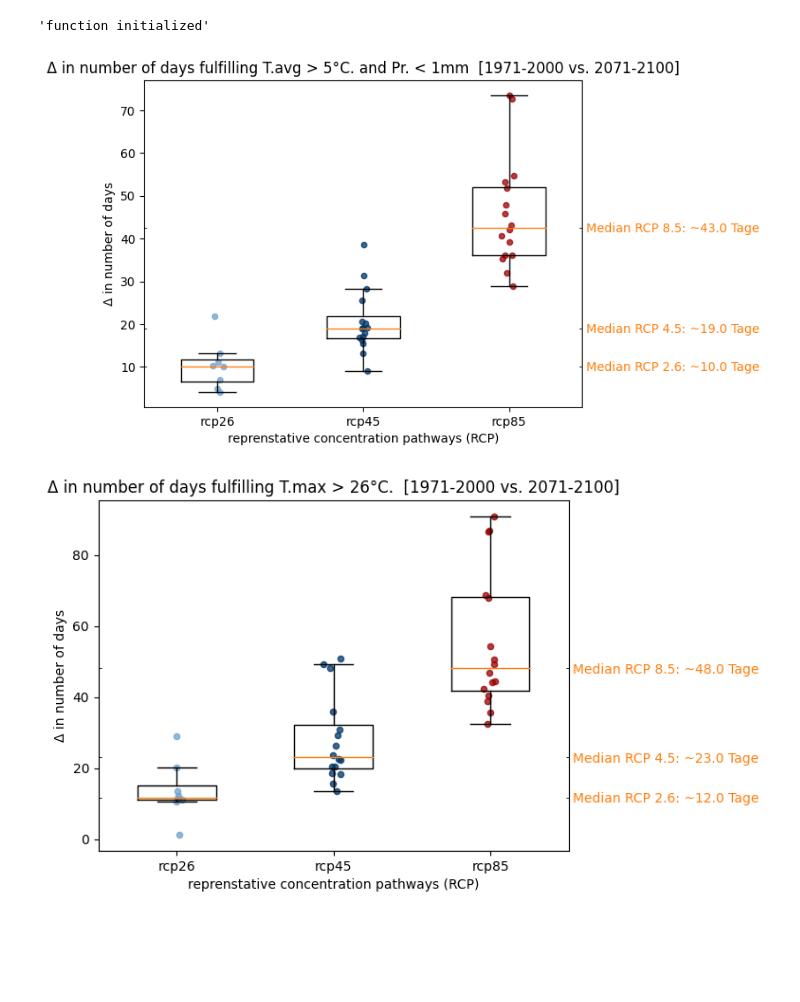
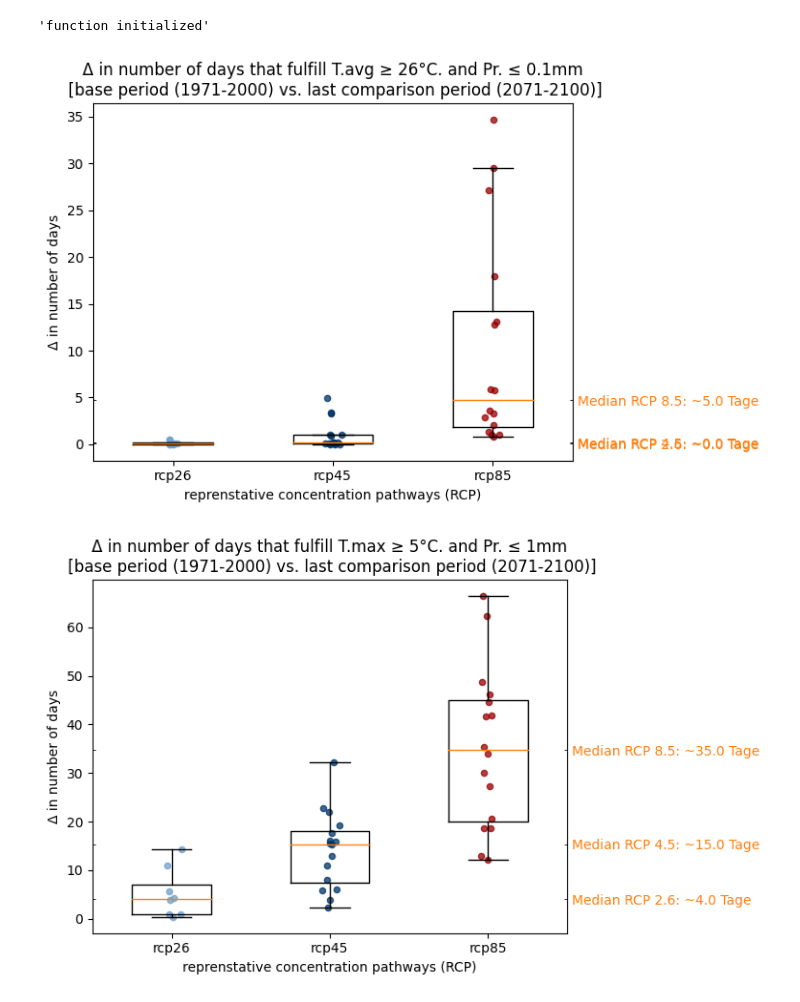
Before and after one commit to laurenzlauffer/Asys2_Klimaprojektionen_Analyse, a Jupyter notebook: Moelltal_Klimaprojektionen_07.02.2023.ipynb, the cells around one changed output. Saved outputs shown, nothing was run; the diff lists cells and outputs as text; code cells hidden in the pictures; blank space fills up the shorter version.

```diff
--- a/Moelltal_Klimaprojektionen_07.02.2023.ipynb
+++ b/Moelltal_Klimaprojektionen_07.02.2023.ipynb
@@ -395,7 +395,7 @@ def filter_values(voi, ind_val, which='both', p2_lower_bound = 2071, p2_upper_bo
             rel_t_var = rel_t_var # relevant temperature variable (whether this var should take into account
                                   # certain pr.-levels)
             indicator_1 = ind_val # C°.
-            indicator_pr = 1 # mm (kg/m^2)  --> fixed value
+            indicator_pr = 0.1 # mm (kg/m^2)  --> fixed value
             indicator_2 = 26
 
         if voi != 0:
@@ -458,7 +458,7 @@ def filter_values(voi, ind_val, which='both', p2_lower_bound = 2071, p2_upper_bo
                             for value in range(len(langes_dict[year][var][rcp][model_index])):
 
                                 if ((langes_dict[year][var][rcp][model_index][value] >= indicator_1) and
-                                    ((langes_dict[year][2][rcp][model_index][value] < indicator_pr))): # --> precipitation condition for rel_t_var
+                                    ((langes_dict[year][2][rcp][model_index][value] <= indicator_pr))): # --> precipitation condition for rel_t_var
                                     period_dict[year][var][rcp][model_index].append(langes_dict[year][var][rcp][model_index][value])
 
                 if (voi != 0) or ((voi == 0) and (var != rel_t_var)):
@@ -491,7 +491,7 @@ def filter_values(voi, ind_val, which='both', p2_lower_bound = 2071, p2_upper_bo
                                 if (((voi == 0) and (var == 2)) or (voi == 3)):
                                     indicator = indicator_pr
 
-                                    if (langes_dict[year][var][rcp][model_index][value] < indicator):
+                                    if (langes_dict[year][var][rcp][model_index][value] <= indicator):
 #                                         print(indicator, [year],[var],[rcp],[model_index],[value], langes_dict[year][var][rcp][model_index][value])
                                         period_dict[year][var][rcp][model_index].append(langes_dict[year][var][rcp][model_index][value])
 
@@ -512,7 +512,7 @@ filter_values(0,26,which='p1',rel_t_var=0,init=True)
 # %% [output]
 'function initialized'
 # %%
-period_1 = filter_values(0,5,'p1', rel_t_var=0, init=False)[1]
+period_1 = filter_values(0,5,'p1', rel_t_var=1, init=False)[1]
 # %%
 # 8
 
@@ -577,19 +577,28 @@ def calculate_averages(voi, ind_val, which='both', p2_lower_bound = 2071, p2_upp
                 for model in range(model_range):
                     period_1_model_temp_list = []
                     period_2_model_temp_list = []
+#                     number_of_zero_values_p_1 = 0
+#                     number_of_zero_values_p_2 = 0
 
                     for year_p_1 in range(1971,2000):
                         year_p_2 = year_p_1 + 100
                         year_p_2 = p2_lower_bound + (year_p_1 - 1971)
 
-#                         if (len(period_1[year_p_1][var][rcp][model]) != 0):
-                        period_1_model_temp_list.append(len(period_1[year_p_1][var][rcp][model]))
+                        if (len(period_1[year_p_1][var][rcp][model]) != 0):
+                            period_1_model_temp_list.append(len(period_1[year_p_1][var][rcp][model]))
+                        if (len(period_1[year_p_1][var][rcp][model]) == 0):
+                            period_1_model_temp_list.append(0)
+#                             number_of_zero_values_p_1 = number_of_zero_values_p_1 + 1
 
-#                         if (len(period_2[year_p_2][var][rcp][model]) != 0):
-                        period_2_model_temp_list.append(len(period_2[year_p_2][var][rcp][model]))
+                        if (len(period_2[year_p_2][var][rcp][model]) != 0):
+                            period_2_model_temp_list.append(len(period_2[year_p_2][var][rcp][model]))
+                        if (len(period_2[year_p_2][var][rcp][model]) == 0):
+                            period_2_model_temp_list.append(0)
+#                             number_of_zero_values_p_2 = number_of_zero_values_p_2 + 1
 
 
                     average_list[var][rcp][model] = [np.mean(period_1_model_temp_list),np.mean(period_2_model_temp_list)]
+
 #                     if pd.isna(average_list[var][rcp][model][0]) == True:
 #                         average_list[var][rcp][model][0] = 0
 #                     if pd.isna(average_list[var][rcp][model][1]) == True:
@@ -599,7 +608,7 @@ def calculate_averages(voi, ind_val, which='both', p2_lower_bound = 2071, p2_upp
 
 # calculate_averages(0,26,which='both',rel_t_var=1,init=False)
 # calculate_averages(1,5,p2_lower_bound=1980,p2_upper_bound=2009)
-calculate_averages(0,26,rel_t_var=0, init=True)
+calculate_averages(0,26, rel_t_var=1, init=True)
 # %% [output]
 'function initialized'
 # %%
@@ -724,7 +733,7 @@ def create_boxplots(voi, ind_val, p2_lower_bound = 2071, p2_upper_bound = 2100,
         variable_in_title = ['Tavg','Tmax','Pr']
         indicator_in_title = []
         rcps = ['rcp26','rcp45','rcp85']
-        RGB_list = ['#70A0CD','#003466','#990002']
+        HEX_list = ['#70A0CD','#003466','#990002']
 
         if voi == 0:
             tavg_list_changes = calculate_changes(voi, ind_val, p2_lower_bound = p2_lower_bound,
@@ -741,10 +750,10 @@ def create_boxplots(voi, ind_val, p2_lower_bound = 2071, p2_upper_bound = 2100,
             var_loop_range = 3
 
             if rel_t_var == 0:
-                indicator_in_title = ['T.avg > 5°C. and Pr. < 1mm', 'T.max > 26°C.', 'Pr. < 1mm']
+                indicator_in_title = ['T.avg ≥ 26°C. and Pr. ≤ 0.1mm', 'T.max ≥ 5°C.', 'Pr. ≤ 0.1mm']
 
             if rel_t_var == 1:
-                indicator_in_title = ['T.avg ≥ 26°C.', 'T.max ≥ 5°C. and Pr. < 1mm', 'Pr. < 1mm']
+                indicator_in_title = ['T.avg ≥ 26°C. and Pr. ≤ 0.1mm', 'T.max ≥ 5°C. and Pr. ≤ 1mm', 'Pr. ≤ 1mm']
 
         if voi != 0:
             var_list_changes = calculate_changes(voi, ind_val, p2_lower_bound = p2_lower_bound,
@@ -773,37 +782,38 @@ def create_boxplots(voi, ind_val, p2_lower_bound = 2071, p2_upper_bound = 2100,
             if (voi != 0) and (var == 0):
                 var_list = var_list_changes
 
             for rcp in range(3):
                 y = (var_list[rcp])
                 x = np.random.normal(rcp + 1, 0.025, len(y))
                 median_values.append(np.median(y))
 
                 mins.append(int(np.amin(y)))
                 maxs.append(int(np.amax(y)))
                 plt.boxplot(y, positions = [rcp+1], showfliers=False, widths=0.5, showmeans=None, meanline=True)
-                plt.scatter(x,y, c = RGB_list[rcp], alpha = 0.75, s=20)
+                plt.scatter(x,y, c = HEX_list[rcp], alpha = 0.75, s=20)
 
             figure = plt.figure
-            title = 'change in number of days fulfilling '+indicator_in_title[var]+ '  [1971-2000 vs. '+str(p2_lower_bound)+'-'+str(p2_upper_bound)+'].'
-            plt.title('Δ in number of days fulfilling '+indicator_in_title[var]+ '  [1971-2000 vs. '+str(p2_lower_bound)+'-'+str(p2_upper_bound)+']')
+            title = 'change in number of days that fulfill '+indicator_in_title[var]+ '  [1971-2000 vs. '+str(p2_lower_bound)+'-'+str(p2_upper_bound)+'].'
+            plt.title('Δ in number of days that fulfill '+indicator_in_title[var]+ '\n [base period (1971-2000) vs. last comparison period ('+str(p2_lower_bound)+'-'+str(p2_upper_bound)+')]')
 
             plt.xticks([1,2,3],rcps)
             yticks = sorted([x for x in range(np.amin(mins),np.amax(maxs),5)])# +median_values+[0])
             plt.yticks()
             plt.yticks(median_values, minor=True,
                        labels=['Median RCP 2.6: ~'+str(round(median_values[0],0))+' Tage',
                                'Median RCP 4.5: ~'+str(round(median_values[1],0))+' Tage',
                                'Median RCP 8.5: ~'+str(round(median_values[2],0))+' Tage'], color='tab:orange')
 
             plt.gca().tick_params(axis='y', which='minor', direction='in', right=True,labelright=True, labelleft=False)
             plt.xlabel('reprenstative concentration pathways (RCP)', loc='center')
             plt.ylabel('Δ in number of days')
             if save_plot == True:
-                plt.savefig(title, format='png')
+                plt.savefig(title, dpi=300,format='png')
+#             plt.subplots_adjust(wspace=1,hspace=0.5,left=0.1,top=0.9,right=2,bottom=0.1)
             plt.show()
 
 
-create_boxplots(0,5,p2_lower_bound=2071, p2_upper_bound=2100, rel_t_var=0, init=False, save_plot=False)
+create_boxplots(0,5,p2_lower_bound=2071, p2_upper_bound=2100, rel_t_var=1, init=False, save_plot=True)
 # %% [output]
-[figure, old version]
+[figure, new version]
-[figure, old version]
+[figure, new version]
```
Also changed, not shown: parts of 3 cells of this notebook.
